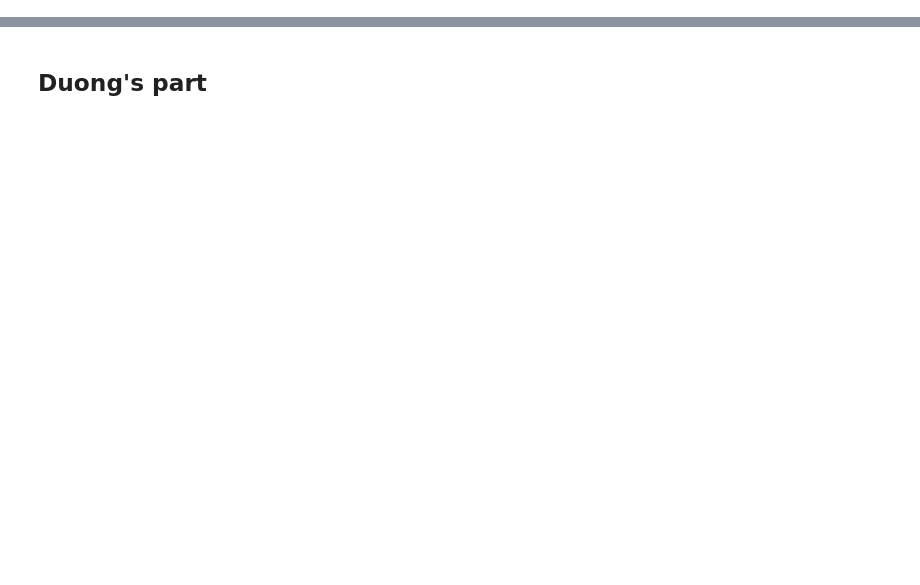
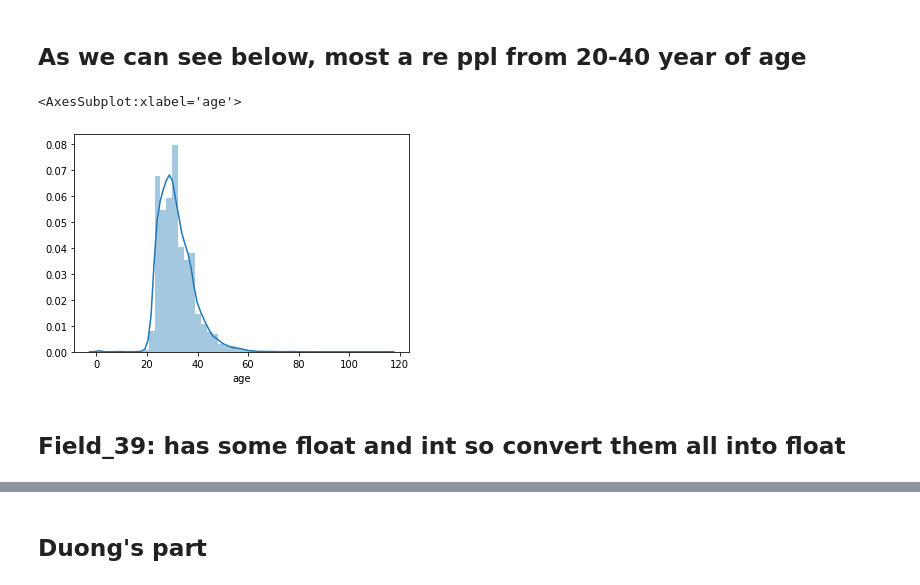
Before and after one commit to VincentChungHeiPoon/CreditScoreChallenge, a Jupyter notebook: Duong.ipynb, the cells around one changed output, grey strips where cells are left out. Drawn from its saved outputs; the diff is of its cells as text; code cells hidden in the pictures; blank space fills up the shorter version.

```diff
--- a/Duong.ipynb
+++ b/Duong.ipynb
@@ -45,0 +1,16 @@ test_set= test_set.drop(drop_cols, axis= 1)
+# %%
+import numpy as np
+import pandas as pd
+import matplotlib.pyplot as plt
+from numpy import random
+import seaborn as sns
+
+import unidecode # to remove accents from some columns
+# ignore all warnings
+import warnings
+warnings.filterwarnings("ignore")
+
+
+# import data
+train_set= pd.read_csv('./Data/train_set_drop_some_cols.csv', index_col= 'id')
+test_set_original= pd.read_csv('./Data/test.csv', index_col= 'id')
@@ -45,0 +36,2 @@ test_set= test_set.drop(drop_cols, axis= 1)
+# %%
+train_set.fillna('nan', inplace=True)
@@ -45,0 +41,14 @@ test_set= test_set.drop(drop_cols, axis= 1)
+# %% [markdown]
+## As we can see below, most a re ppl from 20-40 year of age
+# %%
+train_set.ngaySinh = train_set.ngaySinh.astype(str)
+
+train_set['age'] = train_set.ngaySinh.\
+        apply(lambda x: 2020-int(x[:4]) if x != 'nan' else np.nan)
+
+cols_to_drop.append('ngaySinh')
+# %%
+sns.distplot(train_set.age)
+# %% [output]
+<AxesSubplot:xlabel='age'>
+[figure, added]
@@ -45,0 +73,2 @@ test_set= test_set.drop(drop_cols, axis= 1)
+# %% [markdown]
+## Field_39: has some float and int so convert them all into float
```
Also changed, not shown: parts of 361 cells of this notebook, 14 other files.
